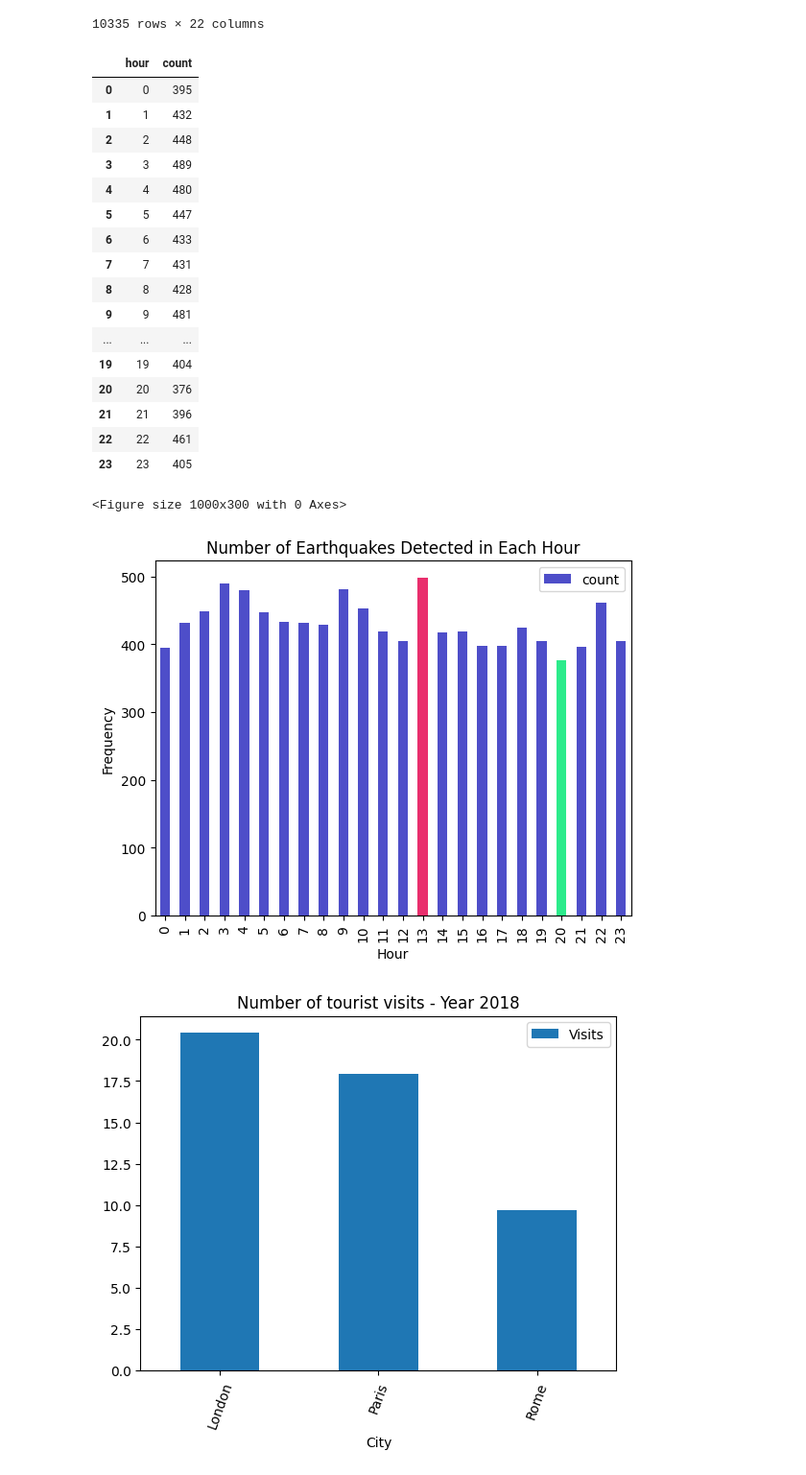
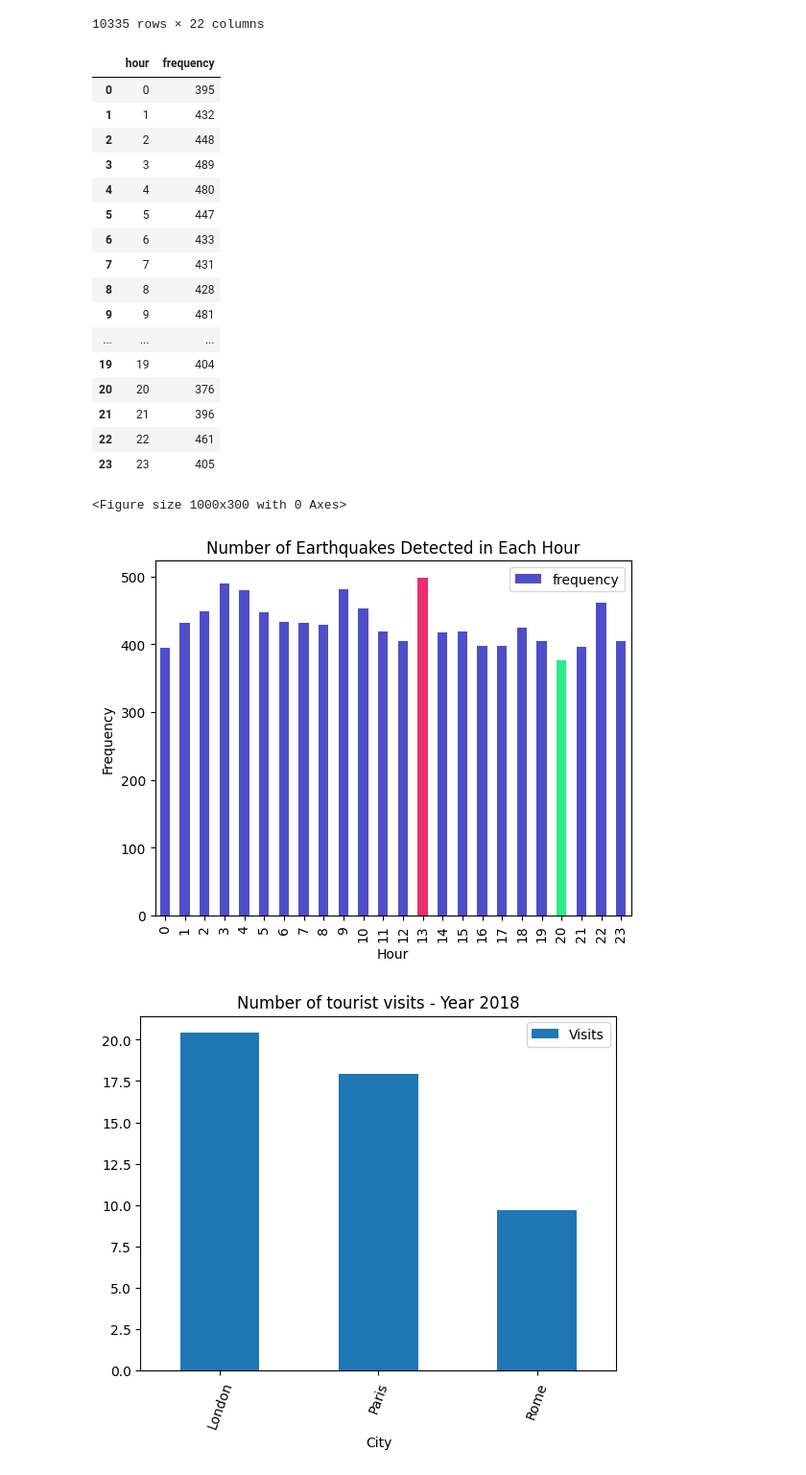
Before and after one commit to usuajiayako/DataScienceWeek3, a Jupyter notebook: data_visualisation_assignment.ipynb, the cells around one changed output. Shown at 96% size. Cells and saved outputs as stored; diff of their text form; code cells hidden in the pictures.

Commit message:
changing count to frequency

```diff
--- a/data_visualisation_assignment.ipynb
+++ b/data_visualisation_assignment.ipynb
@@ -25,7 +25,7 @@ earthquake_df = pd.read_csv("all_month.csv")
 earthquake_df["time"]
 
 # creating a new column with value 1
-earthquake_df["count"] = 1
+earthquake_df["frequency"] = 1
 
 # making a new hour column to insert to the data frame
 hour = []
@@ -36,7 +36,7 @@ for i in range(len(earthquake_df)):
 earthquake_df["hour"] = hour
 
 # grouping by hour and counting the sum for each hour
-hour_series = earthquake_df.groupby(["hour"])["count"].count()
+hour_series = earthquake_df.groupby(["hour"])["frequency"].count()
 
 # making a new data frame that consists hour and count
 hour_df = pd.DataFrame(data = hour_series)
@@ -45,7 +45,7 @@ hour_df = pd.DataFrame(data = hour_series)
 hour_df.reset_index(inplace = True)
 hour_df
 # %% [output]
-|  | hour | count |
+|  | hour | frequency |
 | 0 | 0 | 395 |
 | 1 | 1 | 432 |
 | 2 | 2 | 448 |
@@ -65,15 +65,15 @@ hour_df
 # %%
 # creating a bar chart
 plt.figure(figsize = (10, 3))
 
 color = ["#E92F6D" if i == 13 else "#2CEB8B" if i == 20 else "#4E4EC9" for i in hour_df["hour"]]
-hour_df.plot.bar(x = "hour" , y = "count", title = "Number of Earthquakes Detected in Each Hour", color=color)
+hour_df.plot.bar(x = "hour" , y = "frequency", title = "Number of Earthquakes Detected in Each Hour", color=color)
 plt.ylabel("Frequency")
 plt.xlabel("Hour")
 plt.show()
 # %% [output]
 <Figure size 1000x300 with 0 Axes>
-[figure, old version]
+[figure, new version]
 # %%
 # Example bar chart from the Internet
 data = {"City":["London", "Paris", "Rome"],
```
